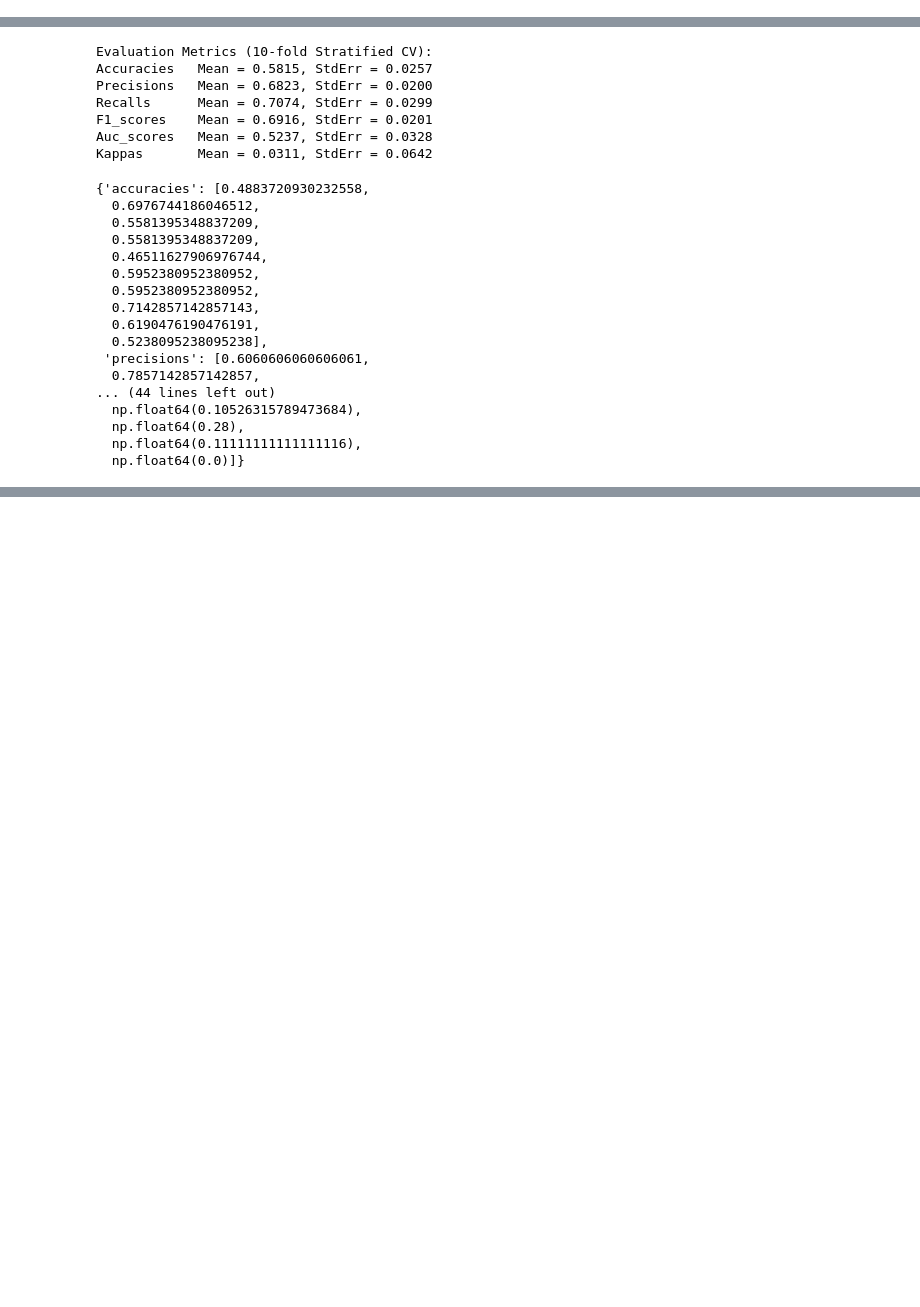
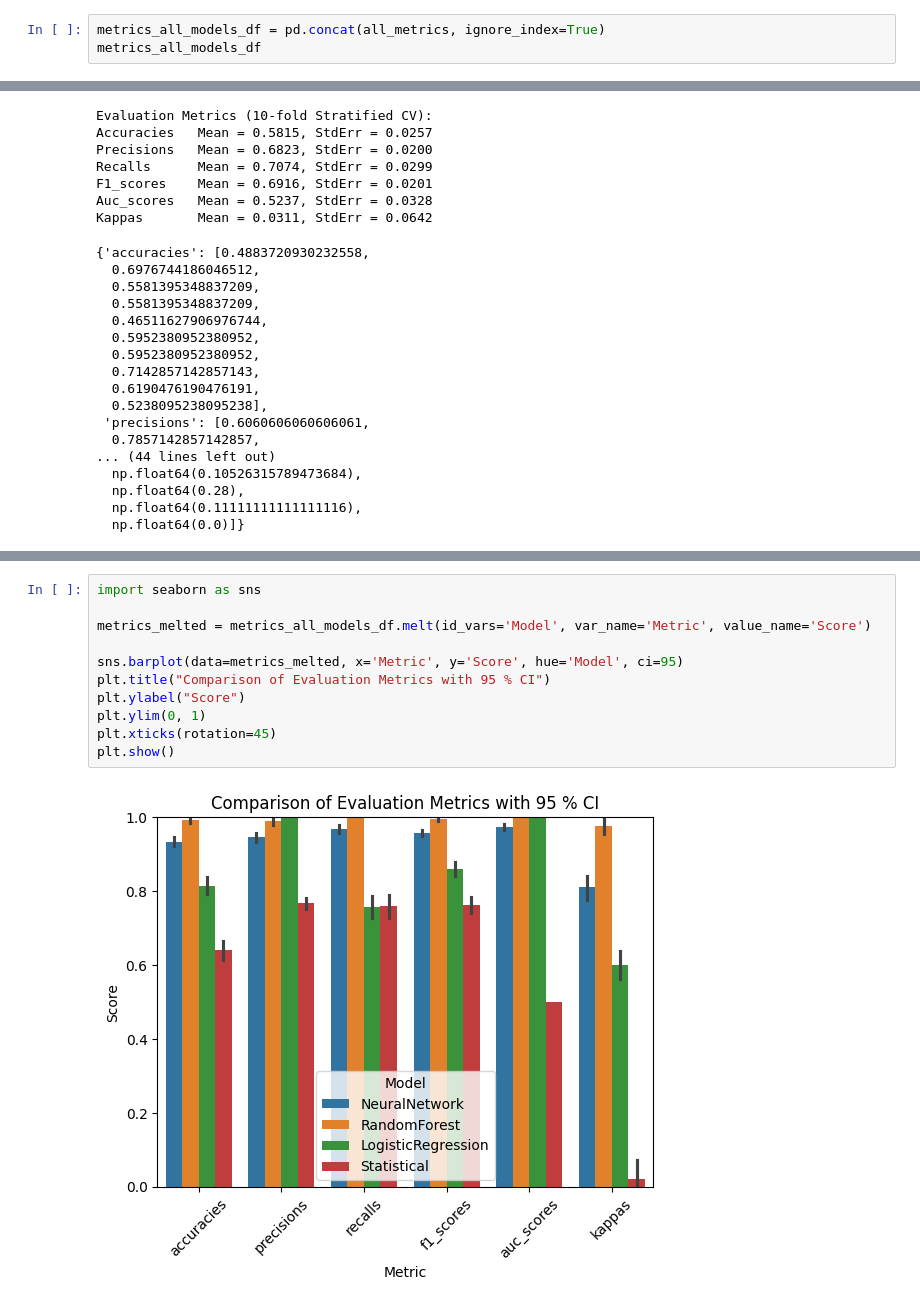
Before and after one commit to ManuelOtt-code/Project-DC, a Jupyter notebook: With_MF_ML_model_training.ipynb, the cells around one changed output, grey strips where cells are left out. Drawn from its saved outputs; the diff is of its cells as text; blank space fills up the shorter version.

```diff
--- a/With_MF_ML_model_training.ipynb
+++ b/With_MF_ML_model_training.ipynb
@@ -308,0 +400,3 @@ Active class ratio: 0.668235294117647
+# %%
+metrics_all_models_df = pd.concat(all_metrics, ignore_index=True)
+metrics_all_models_df
@@ -338,0 +462,13 @@ Kappas       Mean = 0.0311, StdErr = 0.0642
+# %%
+import seaborn as sns
+
+metrics_melted = metrics_all_models_df.melt(id_vars='Model', var_name='Metric', value_name='Score')
+
+sns.barplot(data=metrics_melted, x='Metric', y='Score', hue='Model', ci=95)
+plt.title("Comparison of Evaluation Metrics with 95 % CI")
+plt.ylabel("Score")
+plt.ylim(0, 1)
+plt.xticks(rotation=45)
+plt.show()
+# %% [output]
+[figure, added]
```
Also changed, not shown: parts of 9 cells of this notebook.
